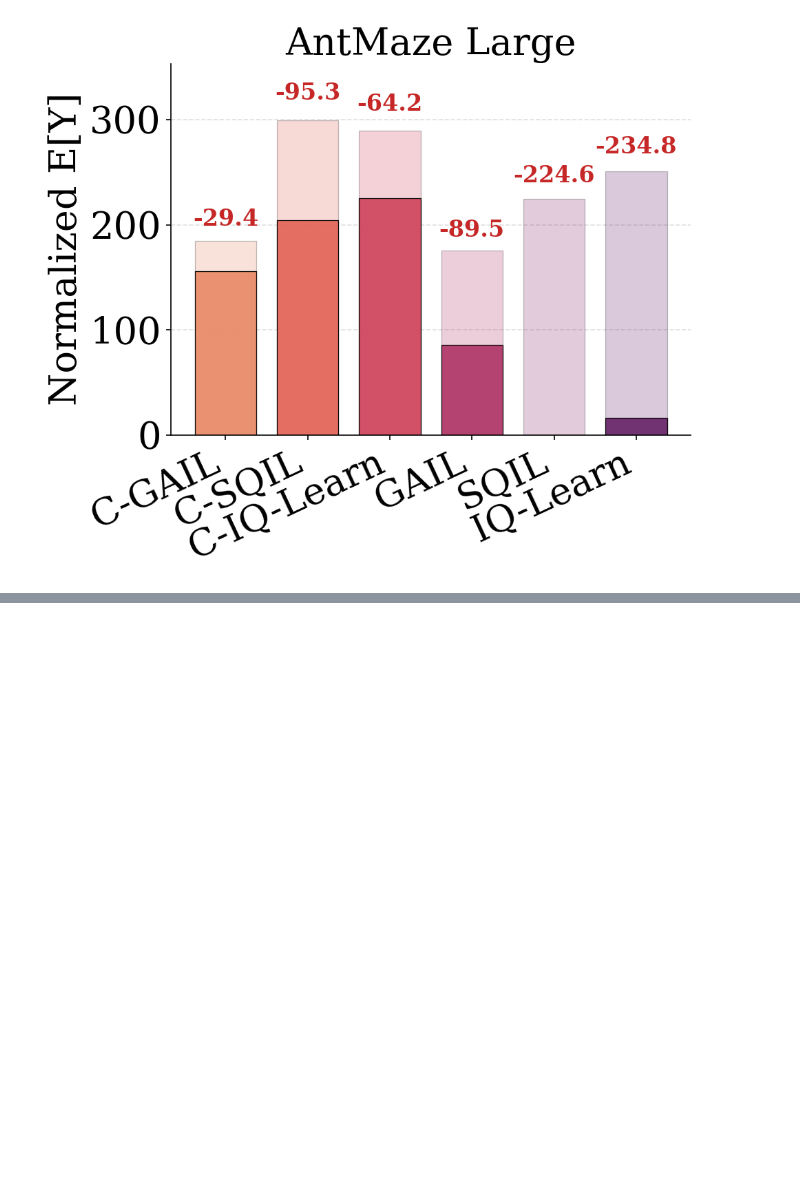
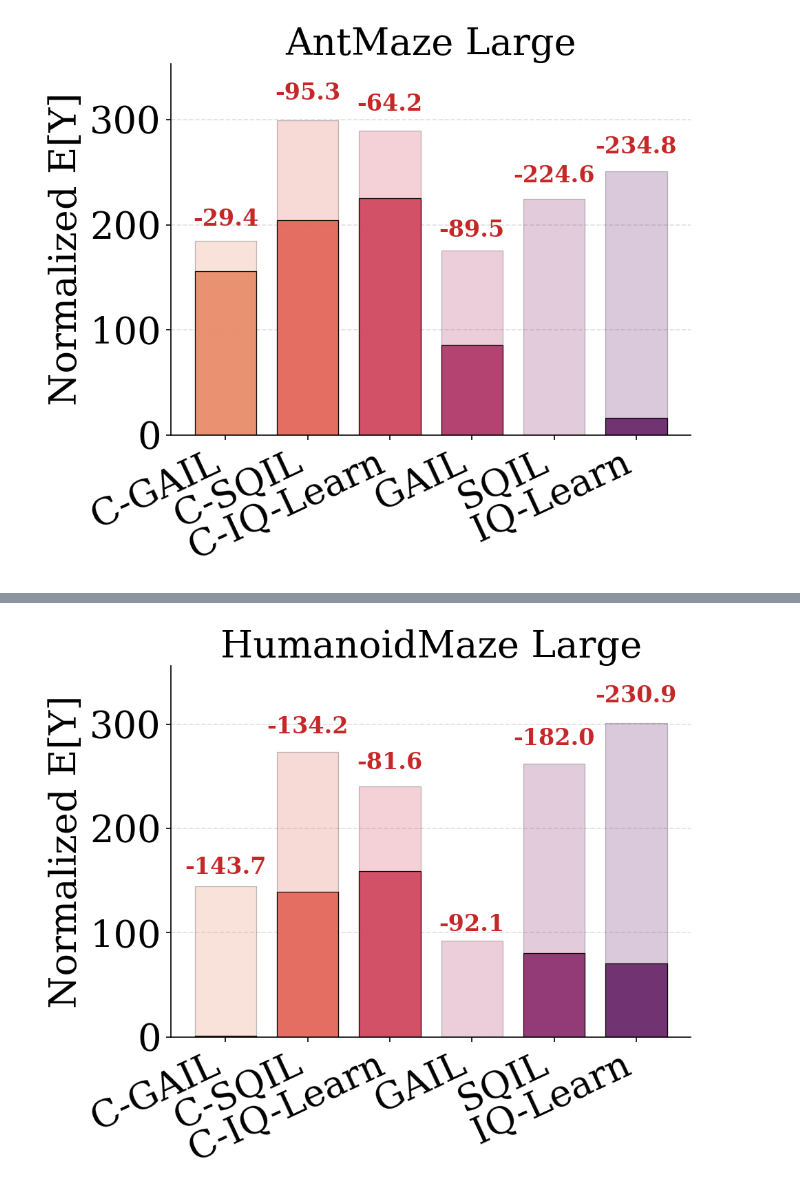
Before and after one commit to CausalAILab/Causal-RL, a Jupyter notebook: examples/experiments/plots_all.ipynb, the cells around one changed output, grey strips where cells are left out. Saved outputs shown, nothing was run; the diff lists cells and outputs as text; code cells hidden in the pictures; blank space fills up the shorter version.

```diff
--- a/examples/experiments/plots_all.ipynb
+++ b/examples/experiments/plots_all.ipynb
@@ -496,0 +527,64 @@ plt.show()
+# %%
+fig, ax = plt.subplots(figsize=(7, 6))
+bar_width = 0.75
+
+# Training (background)
+ax.bar(
+    x,
+    humlarge_train_norm,
+    bar_width,
+    color=HUMLARGE_RUNTIME_COLORS,
+    edgecolor='black',
+    linewidth=0.6,
+    label='Best Training',
+    alpha=0.25,
+    zorder=1
+)
+
+# Runtime (foreground)
+ax.bar(
+    x,
+    humlarge_runtime_norm,
+    bar_width,
+    color=HUMLARGE_RUNTIME_COLORS,
+    edgecolor='black',
+    linewidth=0.6,
+    label='Runtime (1000 eps)',
+    alpha=0.95,
+    zorder=2
+)
+
+# Difference labels
+for i in range(len(x)):
+    diff = humlarge_drop[i]
+    sign = '+' if diff >= 0 else ''
+    y_pos = max(humlarge_train_norm[i], humlarge_runtime_norm[i]) * 1.05
+
+    ax.text(
+        x[i],
+        y_pos,
+        f'{sign}{diff:.1f}',
+        ha='center',
+        va='bottom',
+        fontsize=16,
+        fontweight='bold',
+        color='#2E7D32' if diff >= 0 else '#C62828'
+    )
+
+ax.set_xticks(x)
+ax.set_xticklabels(algo_labels, rotation=25, ha='right')
+ax.set_ylabel('Normalized E[Y]')
+ax.set_title('HumanoidMaze Large')
+ax.yaxis.grid(True, linestyle='--', alpha=0.4)
+ax.set_axisbelow(True)
+
+ax.spines['top'].set_visible(False)
+ax.spines['right'].set_visible(False)
+
+ax.set_ylim(0, max(max(humlarge_train_norm), max(humlarge_runtime_norm)) * 1.18)
+
+plt.tight_layout()
+fig.savefig(f'{PLOTS_DIR}/humlarge_train_vs_runtime.pdf', dpi=300, bbox_inches='tight')
+plt.show()
+# %% [output]
+[figure, added]
```
Also changed, not shown: parts of 7 cells of this notebook, 9 other files.
